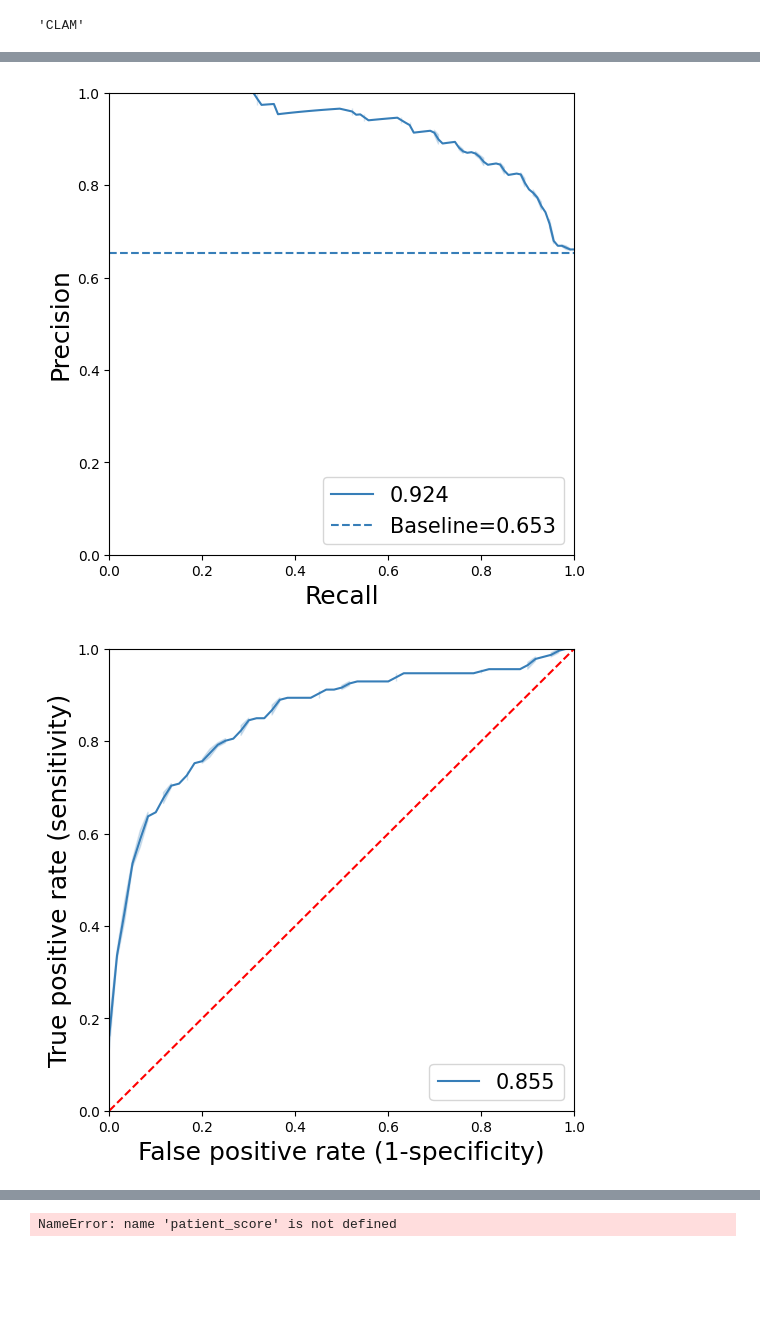
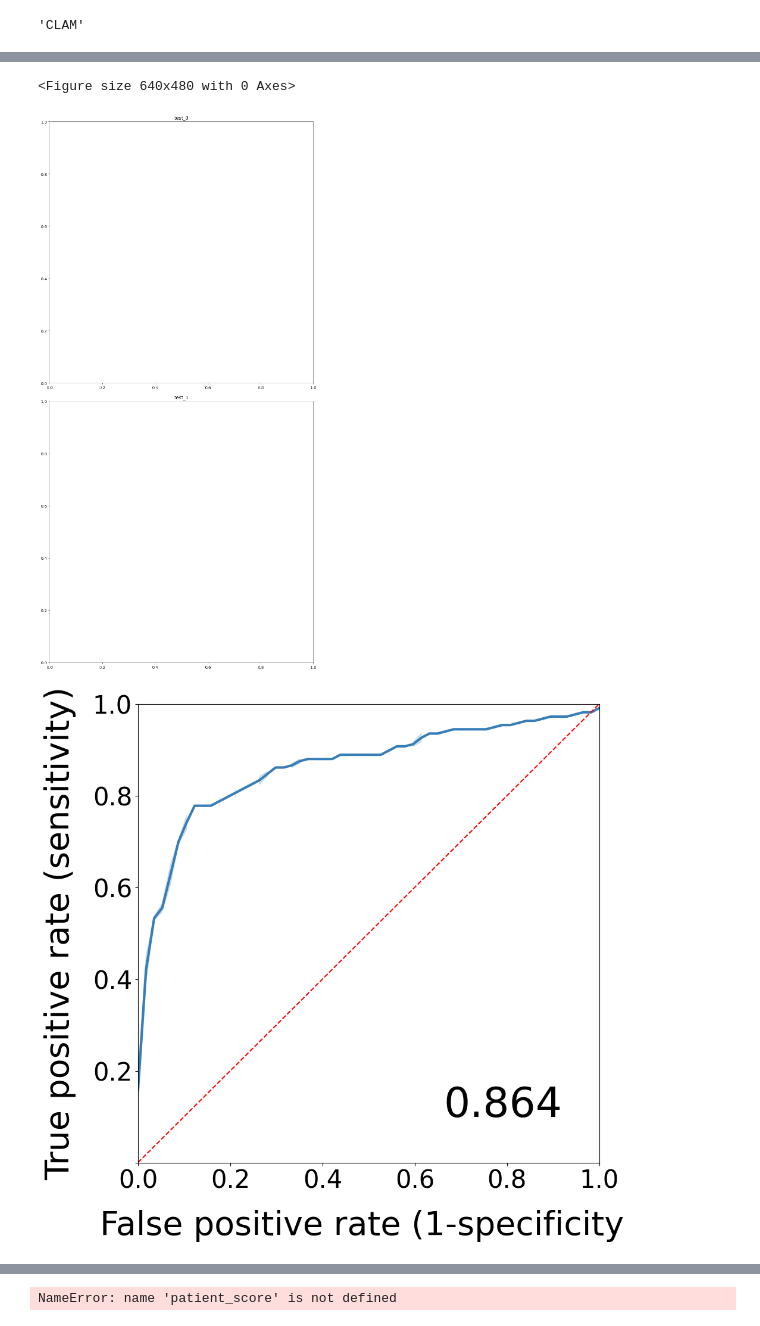
Before and after one commit to Ycblue/TransMIL-DeepGraft, a Jupyter notebook: code/utils/export_metrics.ipynb, the cells around one changed output, grey strips where cells are left out. Cells and saved outputs as stored; diff of their text form; code cells hidden in the pictures; blank space fills up the shorter version.

```diff
--- a/code/utils/export_metrics.ipynb
+++ b/code/utils/export_metrics.ipynb
@@ -151,24 +151,41 @@ if add_on == '0':
 # %%
 from utils import get_roc_curve, get_pr_curve, get_confusion_matrix
 # %%
-# from utils import get_roc_curve, get_pr_curve, get_confusion_matrix
+from utils import get_roc_curve, get_pr_curve, get_confusion_matrix
 
 stage='test'
 comment='patient'
-pr_plot = get_pr_curve(probs, target, task=task)
-pr_plot.figure.savefig(f'{output_dir}/{task}_{add_on}_pr.png', dpi=400)
-pr_plot.figure.savefig(f'{output_dir}/{task}_{add_on}_pr.svg', format='svg')
+# pr_plot = get_pr_curve(probs, target, task=task, model='TransMIL')
+# pr_plot.show()
+# pr_plot.figure.savefig(f'{output_dir}/{task}_{add_on}_pr.png', dpi=400)
+# pr_plot.figure.savefig(f'{output_dir}/{task}_{add_on}_pr.svg', format='svg')
+# pr_plot.get_ymajorticklabels()[0].set_visible(False)
+# plt.show()
+
+# pr_plot.figure.clf()
+plt.figure(1)
+fig, axs = plt.subplots(ncols=1, nrows=2, figsize=(10,20), layout='constrained')
+# gs = axs[1,2].get_gridspec()
+# for ax in axs[1:, -1]:
+#     ax.remove()
+# axbig = fig.add_subplot()
+for i, ax in enumerate(axs.flat):
+    ax.set_title(f'test_{i}')
+
+    roc_plot_1 = get_roc_curve(probs, target, task=task, model='TransMIL')
+    # roc_plot_2 = get_roc_curve(probs, target, task=task, model='TransMIL')
+    # axs[0] = roc_plot_1
+# axbig = fig.add_subplot(roc_plot_1)
+# plt.xlabel('False positive rate (1-specificity)', fontsize=40, labelpad=20)
+# plt.ylabel('True positive rate (sensitivity)', fontsize=40, labelpad=20)
+
+# roc_plot.legend(loc='lower right', fontsize=15)
+# roc_plot.figure.savefig(f'{output_dir}/{task}_{add_on}_roc.png', dpi=400)
+# roc_plot.figure.savefig(f'{output_dir}/{task}_{add_on}_roc.svg', format='svg')
 plt.show()
 
-pr_plot.figure.clf()
-
-roc_plot = get_roc_curve(probs, target, task=task)
-roc_plot.legend(loc='lower right', fontsize=15)
-roc_plot.figure.savefig(f'{output_dir}/{task}_{add_on}_roc.png', dpi=400)
-roc_plot.figure.savefig(f'{output_dir}/{task}_{add_on}_roc.svg', format='svg')
-plt.show()
-
-roc_plot.figure.clf()
+# roc_plot.figure.clf()
 # %% [output]
+<Figure size 640x480 with 0 Axes>
-[figure, old version]
+[figure, new version]
-[figure, old version]
+[figure, new version]
```
Also changed, not shown: parts of 4 cells of this notebook, 42 other files.
